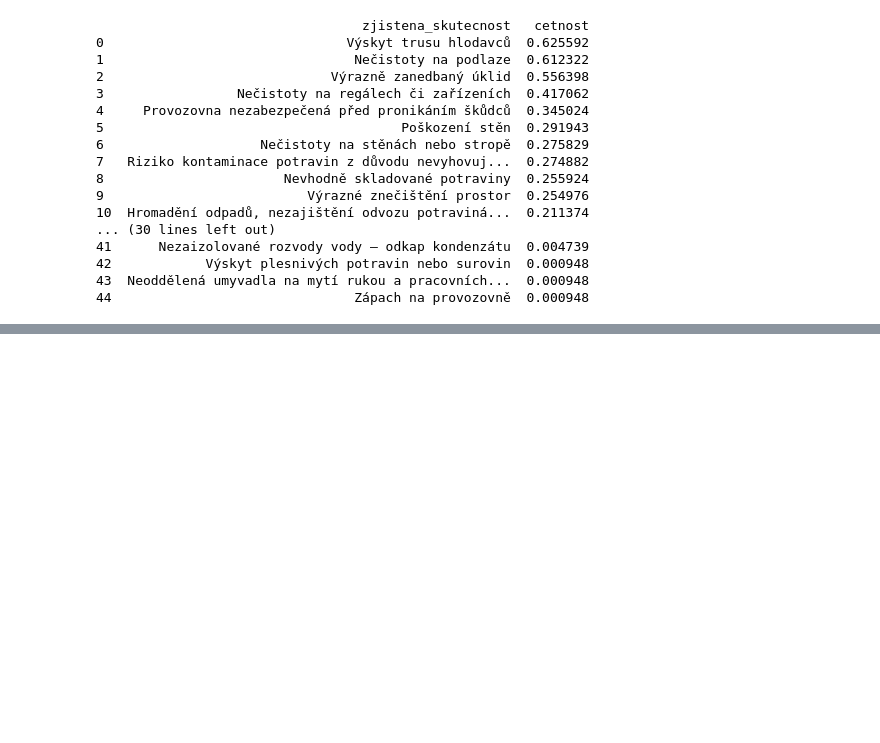
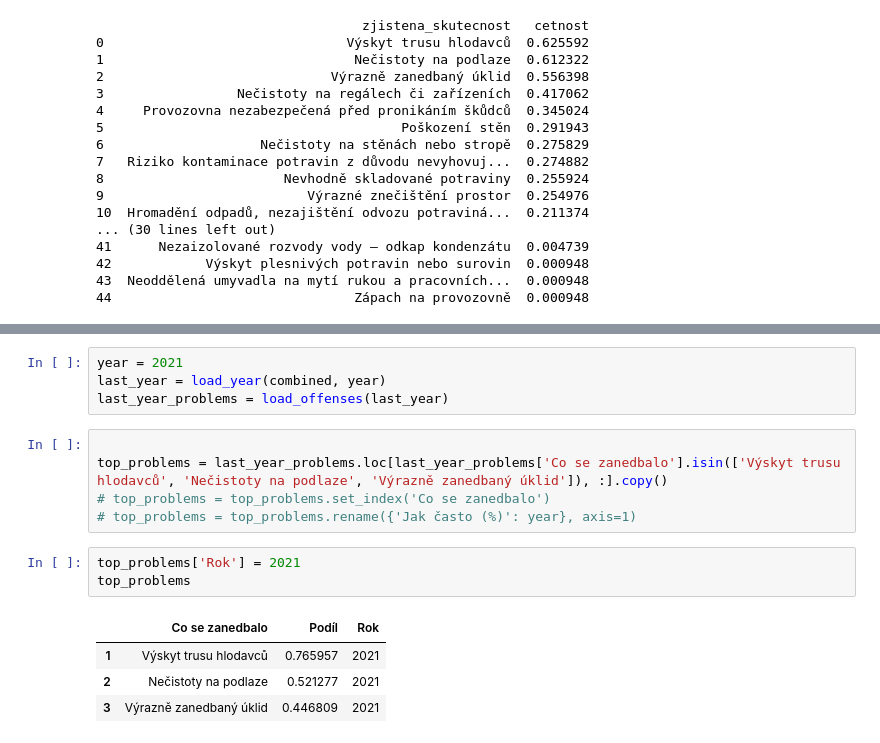
Before and after one commit to jandolezal/potraviny, a Jupyter notebook: notebooks/explore.ipynb, the cells around one changed output, grey strips where cells are left out. Cells and saved outputs as stored; diff of their text form; blank space fills up the shorter version.

```diff
--- a/notebooks/explore.ipynb
+++ b/notebooks/explore.ipynb
@@ -111,0 +184,17 @@ print(sorted_offenses_freq_df)
+# %%
+year = 2021
+last_year = load_year(combined, year)
+last_year_problems = load_offenses(last_year)
+# %%
+
+top_problems = last_year_problems.loc[last_year_problems['Co se zanedbalo'].isin(['Výskyt trusu hlodavců', 'Nečistoty na podlaze', 'Výrazně zanedbaný úklid']), :].copy()
+# top_problems = top_problems.set_index('Co se zanedbalo')
+# top_problems = top_problems.rename({'Jak často (%)': year}, axis=1)
+# %%
+top_problems['Rok'] = 2021
+top_problems
+# %% [output]
+|  | Co se zanedbalo | Podíl | Rok |
+| 1 | Výskyt trusu hlodavců | 0.765957 | 2021 |
+| 2 | Nečistoty na podlaze | 0.521277 | 2021 |
+| 3 | Výrazně zanedbaný úklid | 0.446809 | 2021 |
```
Also changed, not shown: parts of 10 cells of this notebook.
